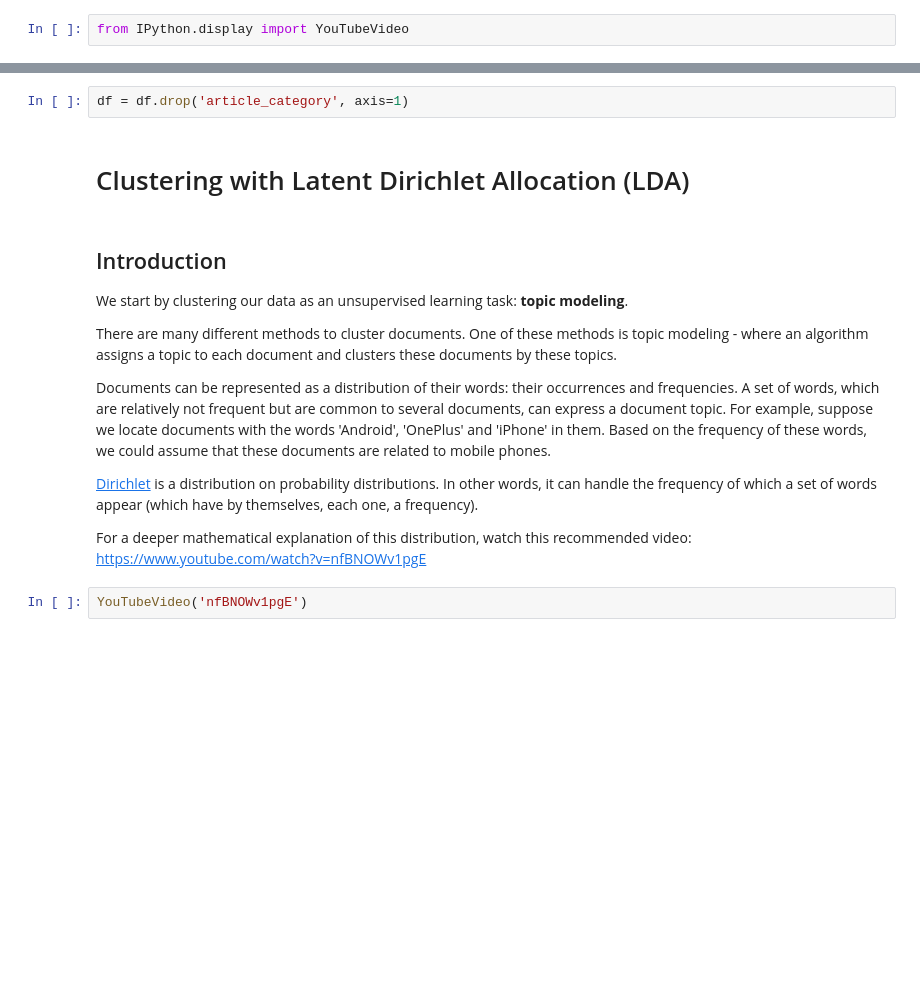
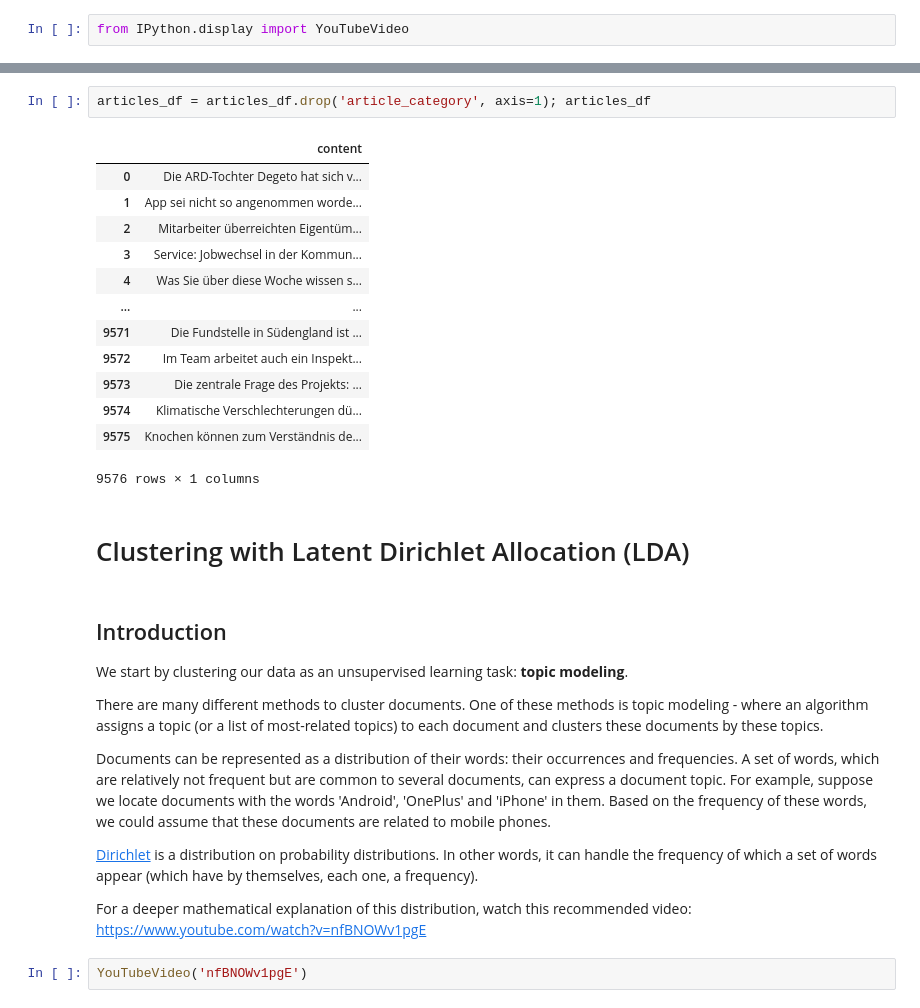
Before and after one commit to liadmagen/NLP-Course, a Jupyter notebook: exercises_notebooks/03_LM_classification_and_clustering.ipynb, the cells around one changed output, grey strips where cells are left out. Saved outputs shown, nothing was run; the diff lists cells and outputs as text; blank space fills up the shorter version.

```diff
--- a/exercises_notebooks/03_LM_classification_and_clustering.ipynb
+++ b/exercises_notebooks/03_LM_classification_and_clustering.ipynb
@@ -86,5 +104,19 @@ Therefore, we can drop the article_category column completely, and remain with t
 # %%
-df = df.drop('article_category', axis=1)
+articles_df = articles_df.drop('article_category', axis=1); articles_df
+# %% [output]
+|  | content |
+| 0 | Die ARD-Tochter Degeto hat sich v... |
+| 1 | App sei nicht so angenommen worde... |
+| 2 | Mitarbeiter überreichten Eigentüm... |
+| 3 | Service: Jobwechsel in der Kommun... |
+| 4 | Was Sie über diese Woche wissen s... |
+| ... | ... |
+| 9571 | Die Fundstelle in Südengland ist ... |
+| 9572 | Im Team arbeitet auch ein Inspekt... |
+| 9573 | Die zentrale Frage des Projekts: ... |
+| 9574 | Klimatische Verschlechterungen dü... |
+| 9575 | Knochen können zum Verständnis de... |
+9576 rows × 1 columns
 # %% [markdown]
 # Clustering with Latent Dirichlet Allocation (LDA)
 # %% [markdown]
@@ -92,7 +124,7 @@ df = df.drop('article_category', axis=1)
 
 We start by clustering our data as an unsupervised learning task: **topic modeling**.
 
-There are many different methods to cluster documents. One of these methods is topic modeling - where an algorithm assigns a topic to each document and clusters these documents by these topics.
+There are many different methods to cluster documents. One of these methods is topic modeling - where an algorithm assigns a topic (or a list of most-related topics) to each document and clusters these documents by these topics.
 
 Documents can be represented as a distribution of their words: their occurrences and frequencies. A set of words, which are relatively not frequent but are common to several documents, can express a document topic.
 For example, suppose we locate documents with the words 'Android', 'OnePlus' and 'iPhone' in them. Based on the frequency of these words, we could assume that these documents are related to mobile phones.
```
Also changed, not shown: parts of 41 cells of this notebook.
